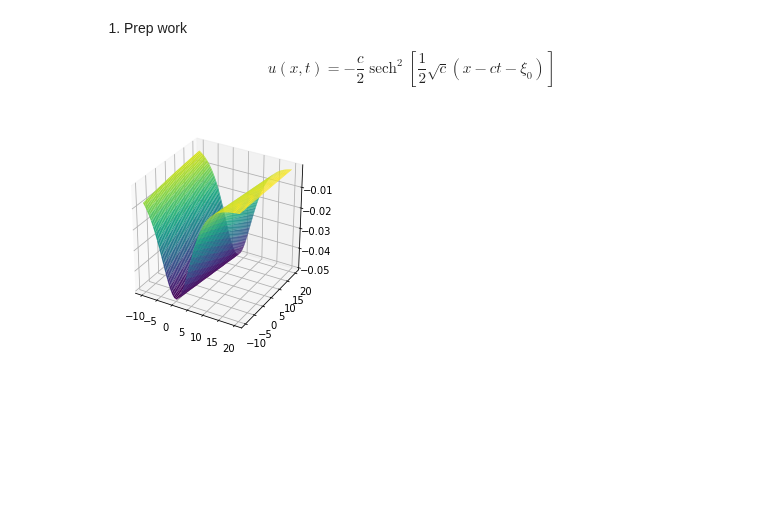
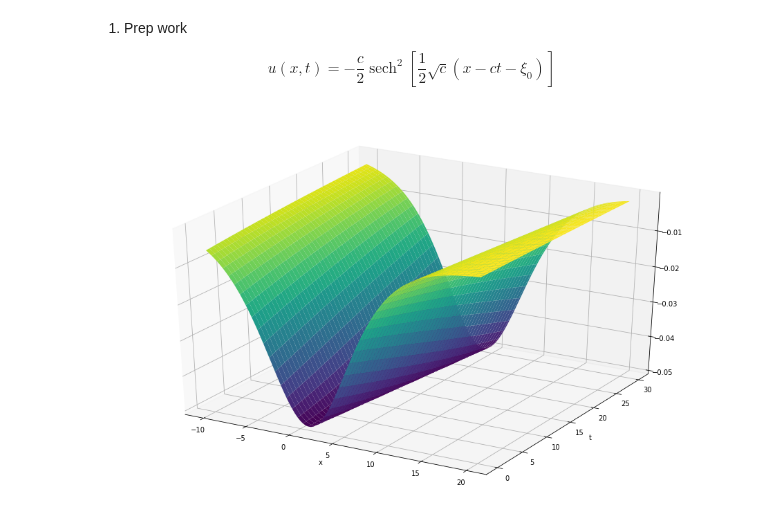
Before and after one commit to alexander-edwards/Solitons, a Jupyter notebook: Solitons.ipynb, the cells around one changed output. Cells and saved outputs as stored; diff of their text form; code cells hidden in the pictures; blank space fills up the shorter version.

```diff
--- a/Solitons.ipynb
+++ b/Solitons.ipynb
@@ -9,21 +9,22 @@ $$ u(x, t)=-\frac{c}{2} \operatorname{sech}^{2}\left[\frac{1}{2} \sqrt{c}\left(x
 # %%
 def f(x, t):
     c = 0.1
     z = 1
     return -c / 2 * (1/np.cosh(1/2 * c**0.5 * (x - c*t - z)))**2
 
 
 def visualisation_3d():
     x = np.linspace(-10, 20, 100)
-    t = np.linspace(-10, 20, 100)
+    t = np.linspace(0, 30, 100)
     X, T = np.meshgrid(x, t)
     vf = np.vectorize(f)
     z = vf(X, T)
-    fig = plt.figure()
+    fig = plt.figure(figsize = (16, 10))
     ax = fig.add_subplot(1,1,1, projection='3d')
     ax.plot_surface(X, T, z, cmap = 'viridis')
-    plt.gca().set_aspect('equal', adjustable='box')
+    plt.xlabel('x')
+    plt.ylabel('t')
 
 visualisation_3d()
 # %% [output]
-[figure, old version]
+[figure, new version]
```
Also changed, not shown: 1 other file.
